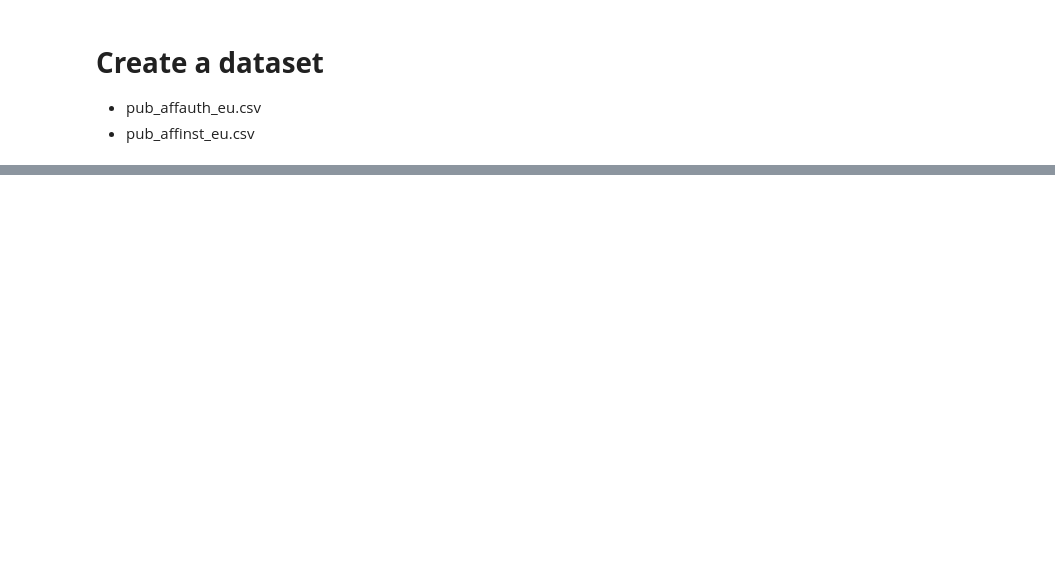
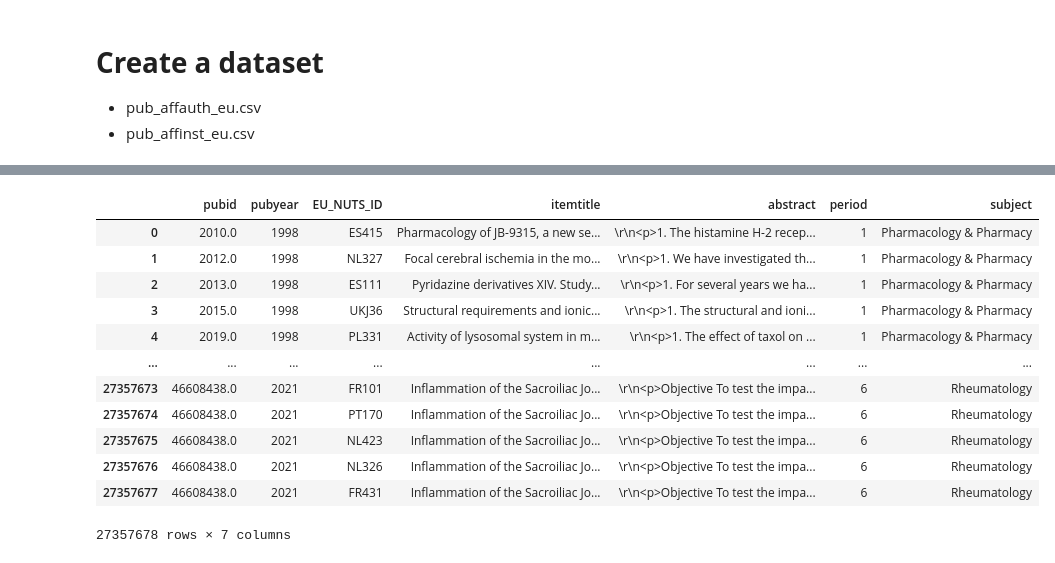
Before and after one commit to awekim/ContentNovelty, a Jupyter notebook: 1_data_construction.ipynb, the cells around one changed output, grey strips where cells are left out. Saved outputs shown, nothing was run; the diff lists cells and outputs as text; code cells hidden in the pictures; blank space fills up the shorter version.

```diff
--- a/1_data_construction.ipynb
+++ b/1_data_construction.ipynb
@@ -85,0 +100,6 @@ publication
+# %%
+# keep rows where ascatype is extended
+subjects = subjects[subjects['ascatype'] == 'extended']
+subjects = subjects.drop(columns=['ascatype'])
+subjects = subjects.drop_duplicates()
+subjects
@@ -164,0 +175,20 @@ df.head()
+# %%
+# create 'period' column
+def assign_period(pubyear):
+    if 1998 <= pubyear <= 2001:
+        return 1
+    elif 2002 <= pubyear <= 2005:
+        return 2
+    elif 2006 <= pubyear <= 2009:
+        return 3
+    elif 2010 <= pubyear <= 2013:
+        return 4
+    elif 2014 <= pubyear <= 2017:
+        return 5
+    elif 2018 <= pubyear <= 2021:
+        return 6
+    else:
+        return None
+
+df['period'] = df['pubyear'].apply(assign_period)
+df.head()
@@ -164,0 +202,17 @@ df.head()
+# %%
+df = pd.merge(df, subjects, on='pubid', how='left')
+df
+# %% [output]
+|  | pubid | pubyear | EU_NUTS_ID | itemtitle | abstract | period | subject |
+| 0 | 2010.0 | 1998 | ES415 | Pharmacology of JB-9315, a new se... | \r\n<p>1. The histamine H-2 recep... | 1 | Pharmacology & Pharmacy |
+| 1 | 2012.0 | 1998 | NL327 | Focal cerebral ischemia in the mo... | \r\n<p>1. We have investigated th... | 1 | Pharmacology & Pharmacy |
+| 2 | 2013.0 | 1998 | ES111 | Pyridazine derivatives XIV. Study... | \r\n<p>1. For several years we ha... | 1 | Pharmacology & Pharmacy |
+| 3 | 2015.0 | 1998 | UKJ36 | Structural requirements and ionic... | \r\n<p>1. The structural and ioni... | 1 | Pharmacology & Pharmacy |
+| 4 | 2019.0 | 1998 | PL331 | Activity of lysosomal system in m... | \r\n<p>1. The effect of taxol on ... | 1 | Pharmacology & Pharmacy |
+| ... | ... | ... | ... | ... | ... | ... | ... |
+| 27357673 | 46608438.0 | 2021 | FR101 | Inflammation of the Sacroiliac Jo... | \r\n<p>Objective To test the impa... | 6 | Rheumatology |
+| 27357674 | 46608438.0 | 2021 | PT170 | Inflammation of the Sacroiliac Jo... | \r\n<p>Objective To test the impa... | 6 | Rheumatology |
+| 27357675 | 46608438.0 | 2021 | NL423 | Inflammation of the Sacroiliac Jo... | \r\n<p>Objective To test the impa... | 6 | Rheumatology |
+| 27357676 | 46608438.0 | 2021 | NL326 | Inflammation of the Sacroiliac Jo... | \r\n<p>Objective To test the impa... | 6 | Rheumatology |
+| 27357677 | 46608438.0 | 2021 | FR431 | Inflammation of the Sacroiliac Jo... | \r\n<p>Objective To test the impa... | 6 | Rheumatology |
+27357678 rows × 7 columns
```
Also changed, not shown: parts of 22 cells of this notebook, 1 other file.
